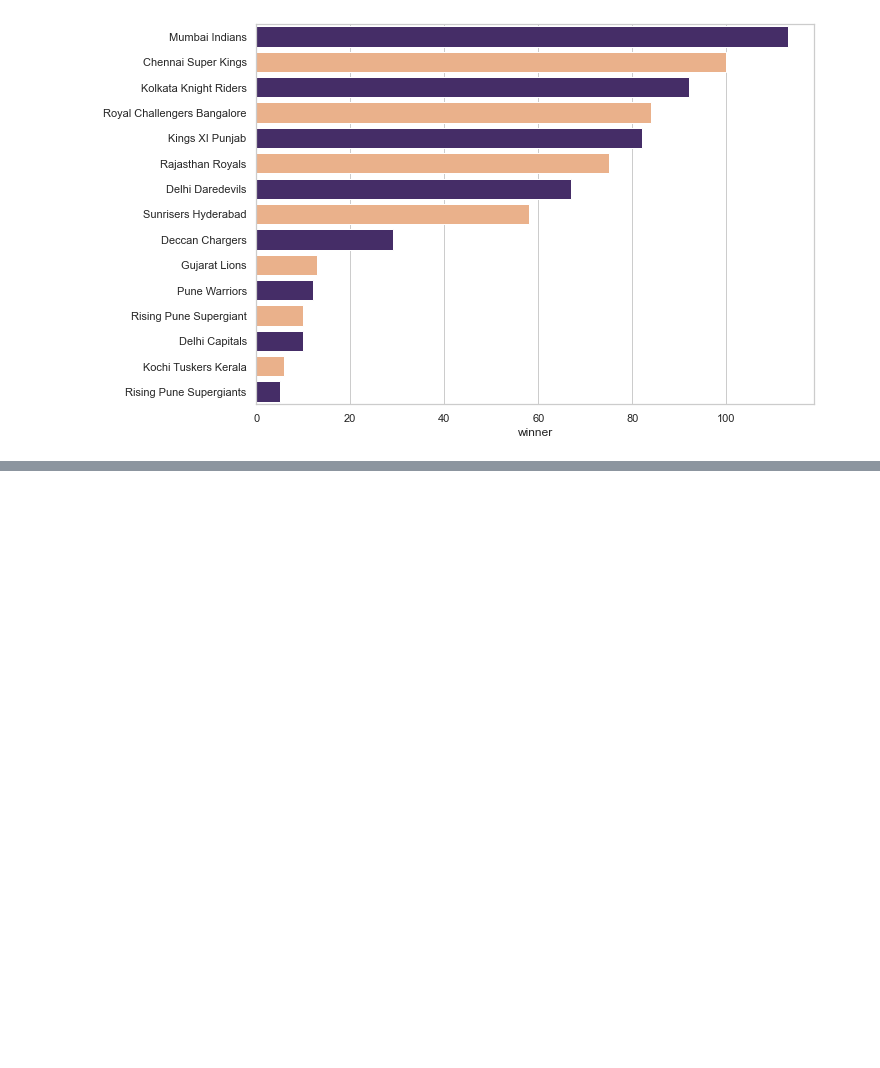
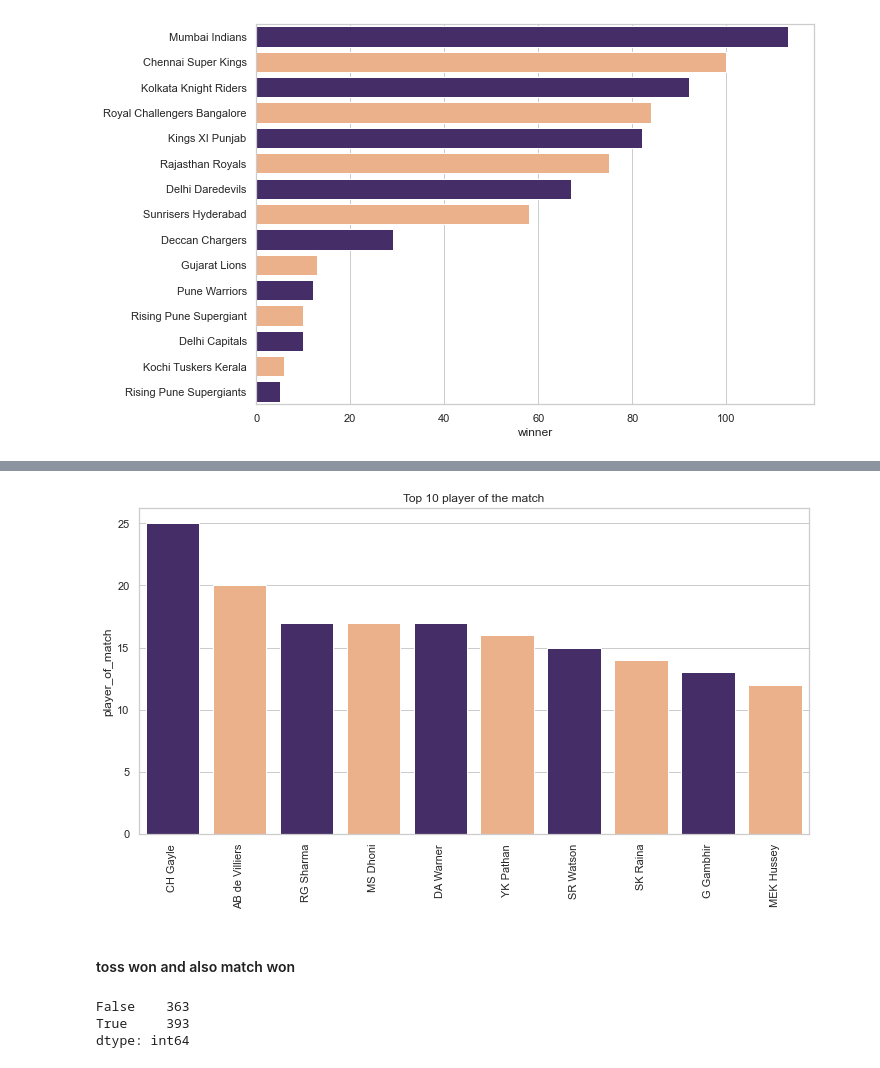
Before and after one commit to itstar2057/The_Spark_Foundation, a Jupyter notebook: Task-5_Sports_EDA/Task-5_EDA_Sports.ipynb, the cells around one changed output, grey strips where cells are left out. Cells and saved outputs as stored; diff of their text form; code cells hidden in the pictures; blank space fills up the shorter version.

```diff
--- a/Task-5_Sports_EDA/Task-5_EDA_Sports.ipynb
+++ b/Task-5_Sports_EDA/Task-5_EDA_Sports.ipynb
@@ -285,0 +329,3 @@ sns.barplot(x=winn , y= winn.index, palette=['#432371',"#FAAE7B"])
+# %%
+man_of_match = dfmatches.player_of_match.value_counts()[:10]
+man_of_match
@@ -285,0 +344,17 @@ sns.barplot(x=winn , y= winn.index, palette=['#432371',"#FAAE7B"])
+# %%
+plt.figure(figsize=(12,6))
+man_of_match.plot.bar()
+sns.barplot(x = man_of_match.index, y=man_of_match, orient='v', palette=['#432371',"#FAAE7B"])
+plt.title("Top 10 player of the match")
+plt.show()
+# %% [output]
+[figure, added]
+# %% [markdown]
+#### toss won and also match won
+# %%
+win = dfmatches.toss_winner == dfmatches.winner
+win.groupby(win).size()
+# %% [output]
+False    363
+True     393
+dtype: int64
```
Also changed, not shown: parts of 34 cells of this notebook.
